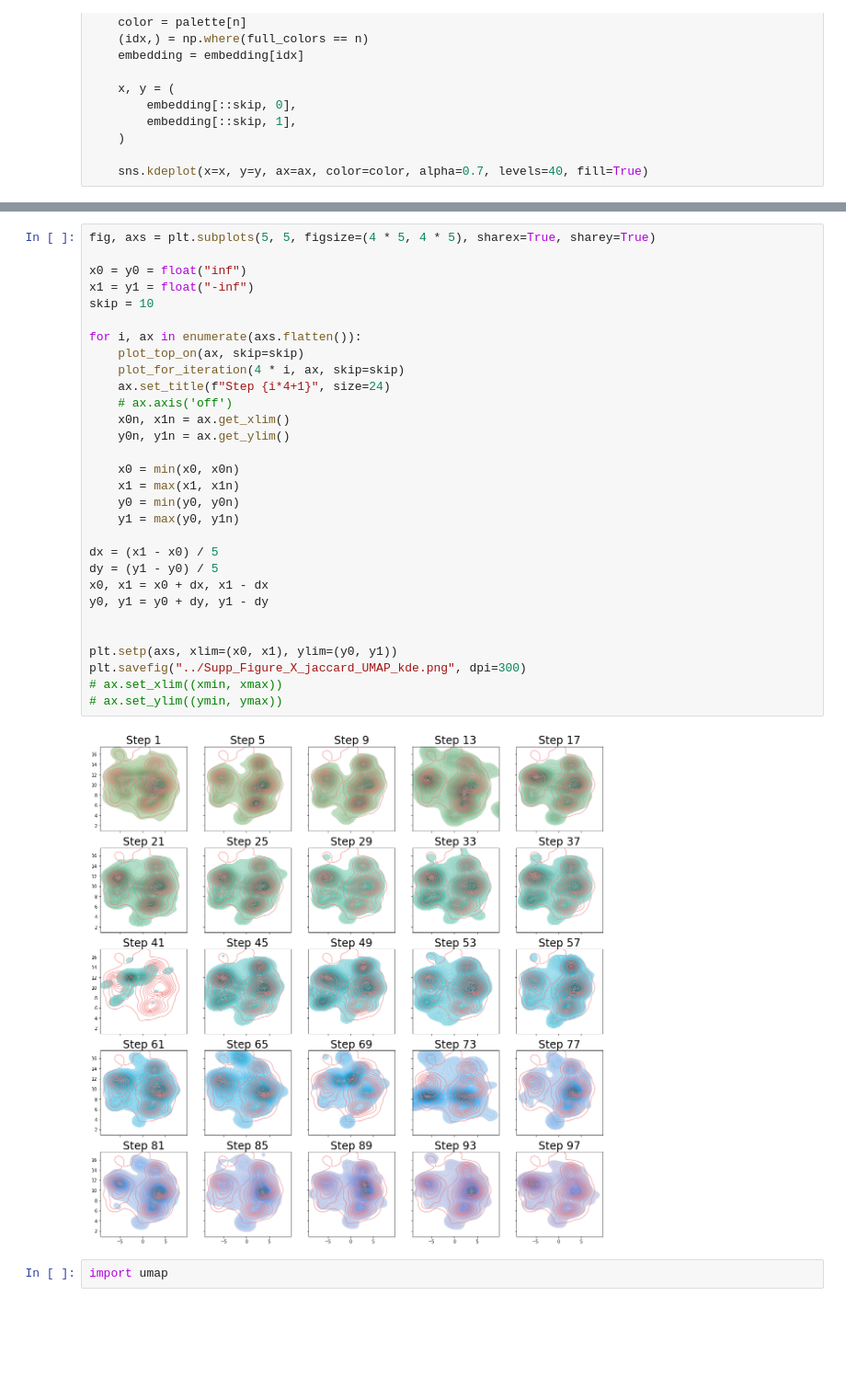
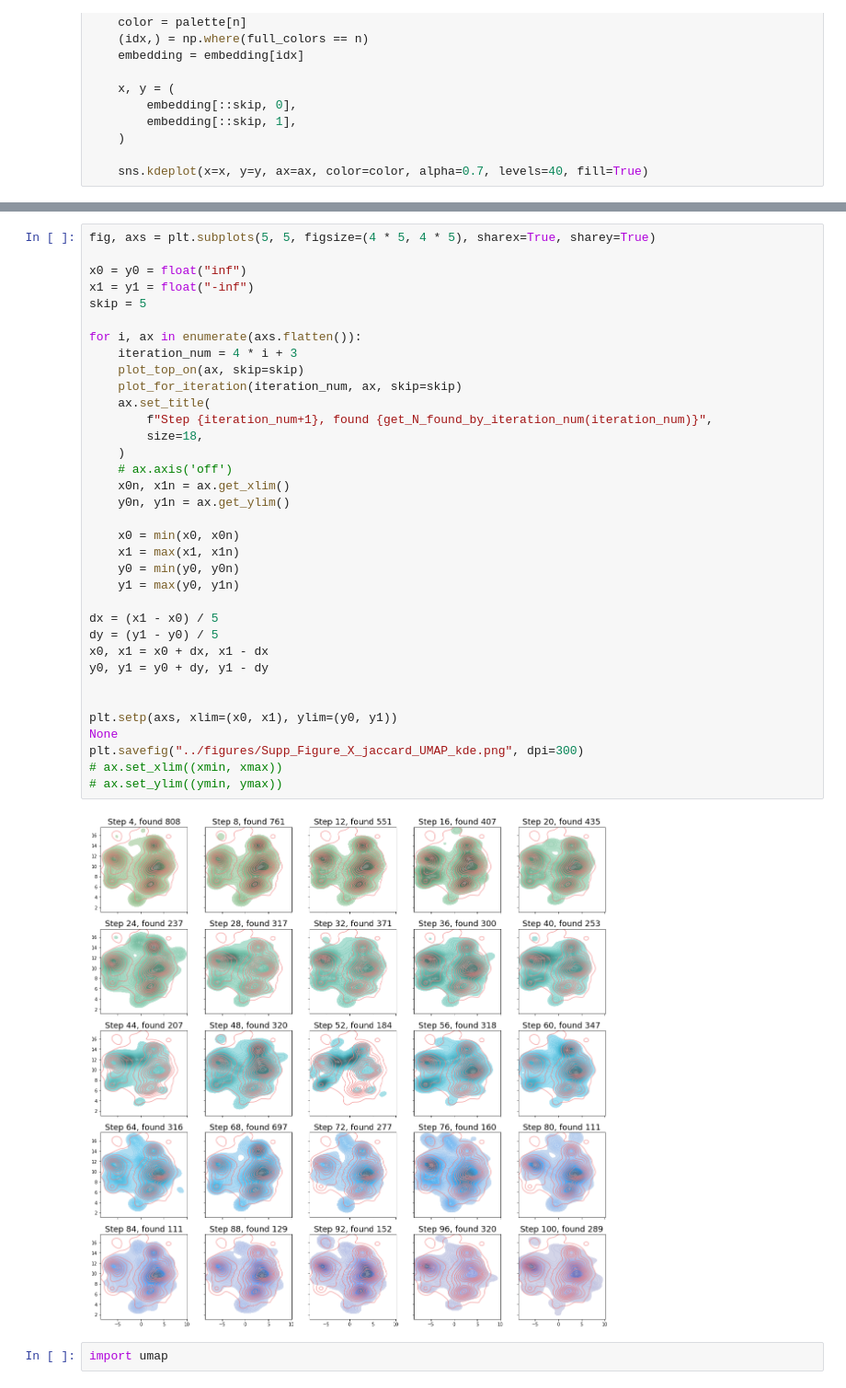
Before and after one commit to marinegor/Linear-accelerated-docking, a Jupyter notebook: notebooks/VLS_iterations_chemical_space.ipynb, the cells around one changed output, grey strips where cells are left out. Shown: that part at 92% size. Drawn from its saved outputs; the diff is of its cells as text; blank space fills up the shorter version.

Commit message:
Add final figure for iterations and chemical space visualization

```diff
--- a/notebooks/VLS_iterations_chemical_space.ipynb
+++ b/notebooks/VLS_iterations_chemical_space.ipynb
@@ -131,35 +157,40 @@ def plot_for_iteration(n: int, ax: object, skip: int = 100, embedding=embedding)
 # %%
 fig, axs = plt.subplots(5, 5, figsize=(4 * 5, 4 * 5), sharex=True, sharey=True)
 
 x0 = y0 = float("inf")
 x1 = y1 = float("-inf")
-skip = 10
+skip = 5
 
 for i, ax in enumerate(axs.flatten()):
+    iteration_num = 4 * i + 3
     plot_top_on(ax, skip=skip)
-    plot_for_iteration(4 * i, ax, skip=skip)
-    ax.set_title(f"Step {i*4+1}", size=24)
+    plot_for_iteration(iteration_num, ax, skip=skip)
+    ax.set_title(
+        f"Step {iteration_num+1}, found {get_N_found_by_iteration_num(iteration_num)}",
+        size=18,
+    )
     # ax.axis('off')
     x0n, x1n = ax.get_xlim()
     y0n, y1n = ax.get_ylim()
 
     x0 = min(x0, x0n)
     x1 = max(x1, x1n)
     y0 = min(y0, y0n)
     y1 = max(y0, y1n)
 
 dx = (x1 - x0) / 5
 dy = (y1 - y0) / 5
 x0, x1 = x0 + dx, x1 - dx
 y0, y1 = y0 + dy, y1 - dy
 
 
 plt.setp(axs, xlim=(x0, x1), ylim=(y0, y1))
-plt.savefig("../Supp_Figure_X_jaccard_UMAP_kde.png", dpi=300)
+None
+plt.savefig("../figures/Supp_Figure_X_jaccard_UMAP_kde.png", dpi=300)
 # ax.set_xlim((xmin, xmax))
 # ax.set_ylim((ymin, ymax))
 # %% [output]
-[figure, old version]
+[figure, new version]
 # %%
 import umap
 # %%
```
Also changed, not shown: parts of 3 cells of this notebook, 3 other files.
